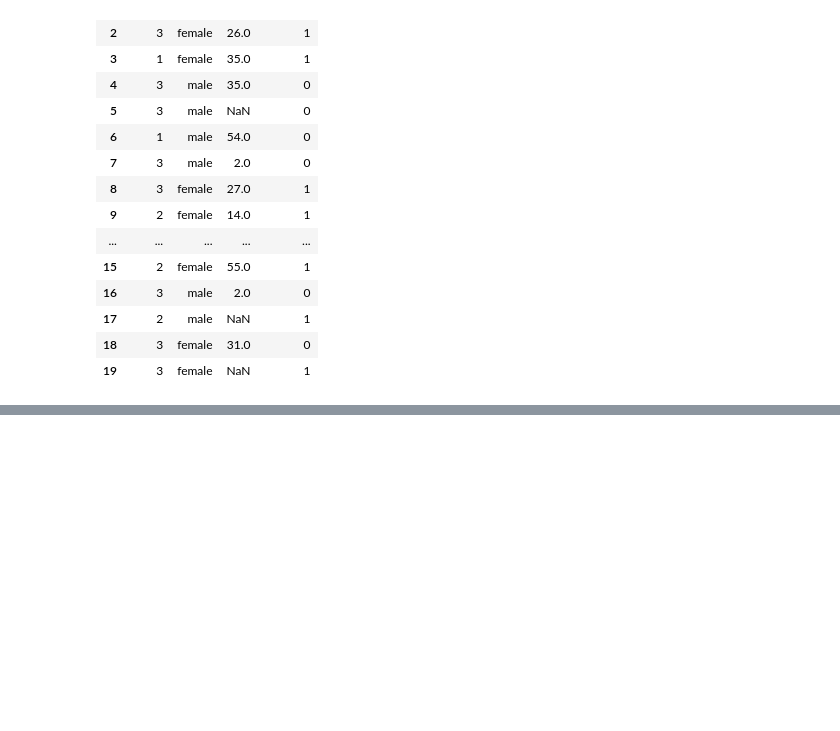
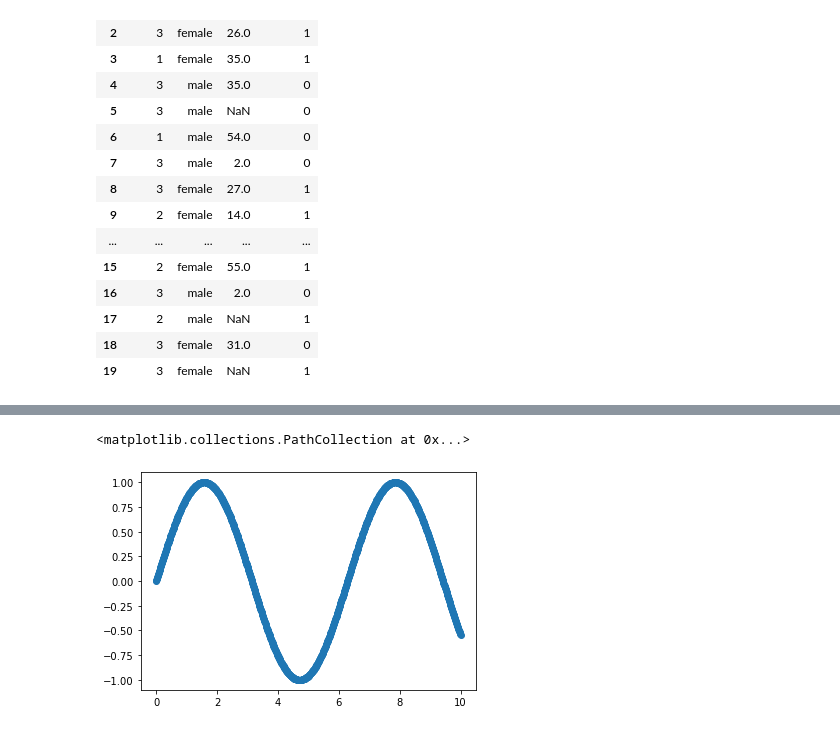
Before and after one commit to SamuelSabasNayo/data-science, a Jupyter notebook: crash_course.ipynb, the cells around one changed output, grey strips where cells are left out. Cells and saved outputs as stored; diff of their text form; code cells hidden in the pictures; blank space fills up the shorter version.

```diff
--- a/crash_course.ipynb
+++ b/crash_course.ipynb
@@ -385,0 +406,5 @@ titanic_data.head(20)
+# %%
+plt.scatter(x,y)
+# %% [output]
+<matplotlib.collections.PathCollection at 0x...>
+[figure, added]
```
Also changed, not shown: parts of 23 cells of this notebook, 7 other files.
